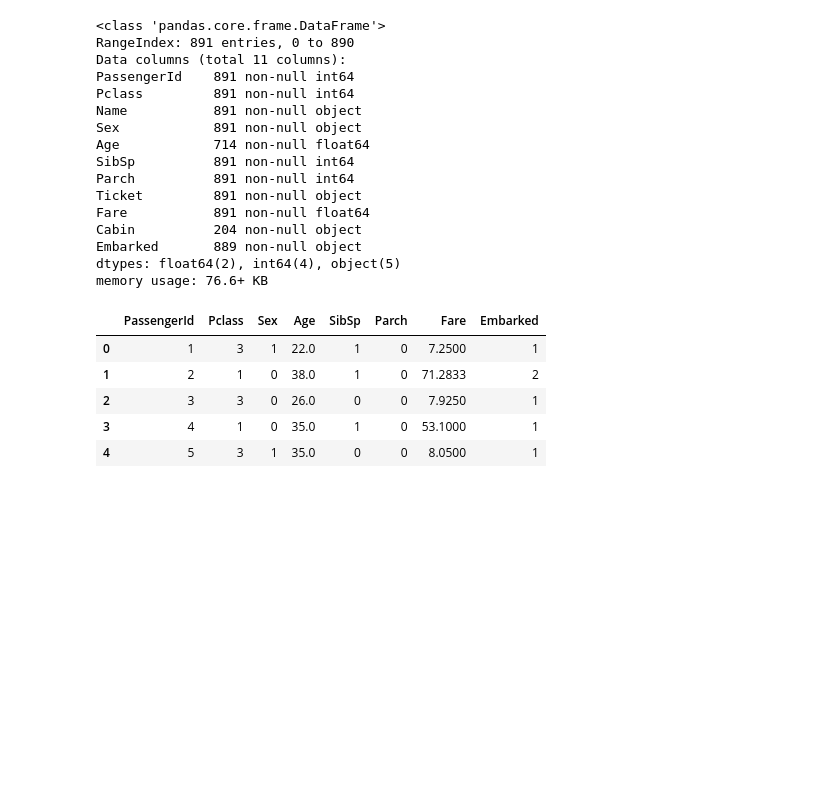
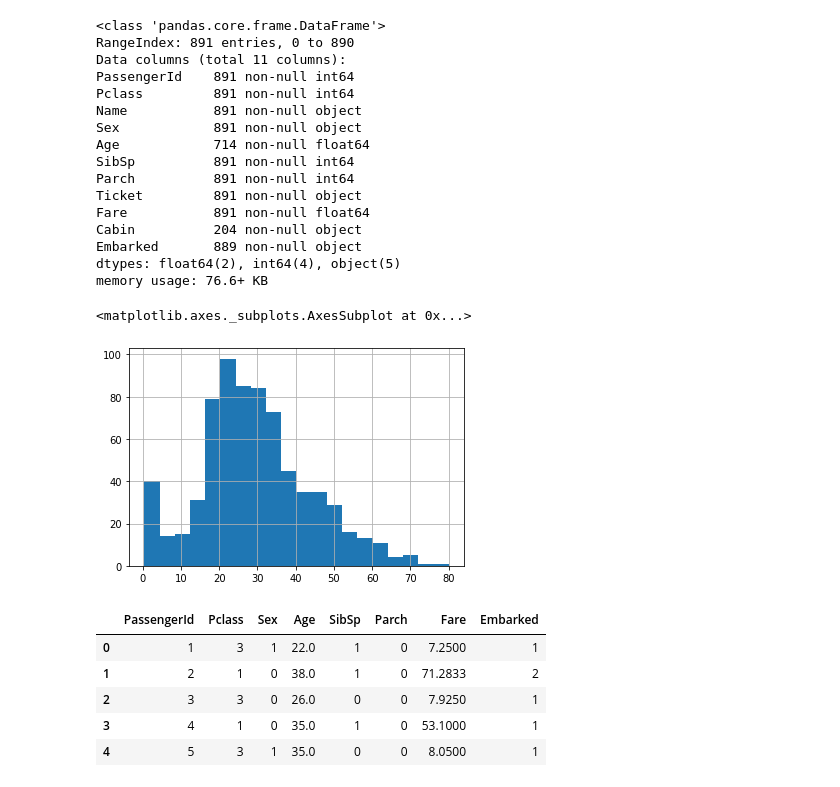
Before and after one commit to Pushkar2709/kaggle_titanic, a Jupyter notebook: Titanic.ipynb, the cells around one changed output. Drawn from its saved outputs; the diff is of its cells as text; code cells hidden in the pictures; blank space fills up the shorter version.

```diff
--- a/Titanic.ipynb
+++ b/Titanic.ipynb
@@ -53,6 +53,11 @@ Cabin          204 non-null object
 Embarked       889 non-null object
 dtypes: float64(2), int64(4), object(5)
 memory usage: 76.6+ KB
+# %%
+x_train['Age'].hist(bins = 20)
+# %% [output]
+<matplotlib.axes._subplots.AxesSubplot at 0x...>
+[figure, added]
 # %%
 def format(data):
     data.drop(['Cabin', 'Name', 'Ticket'], axis = 1, inplace = True)
```
Also changed, not shown: 1 other file.
